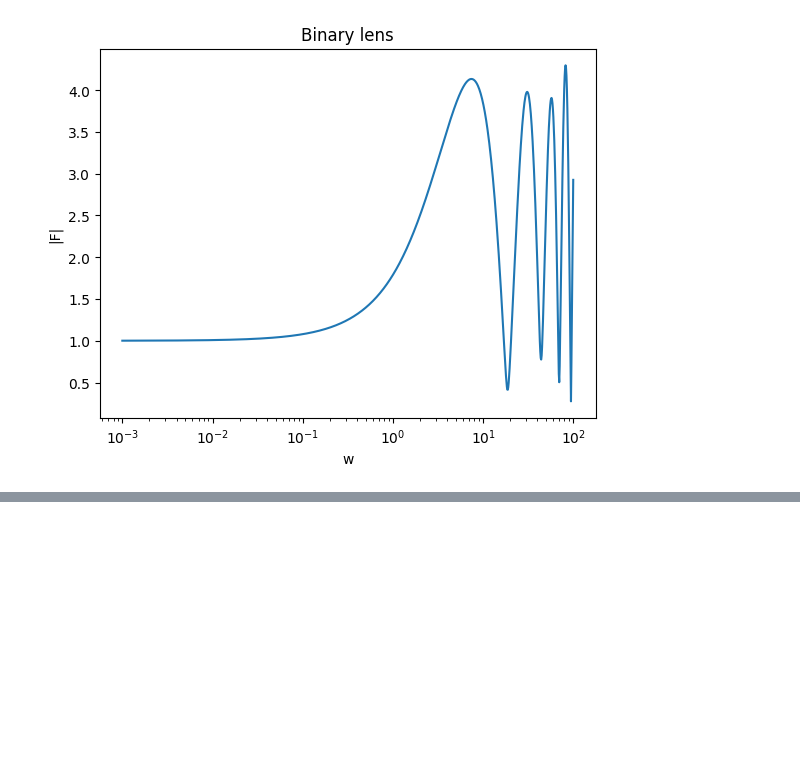
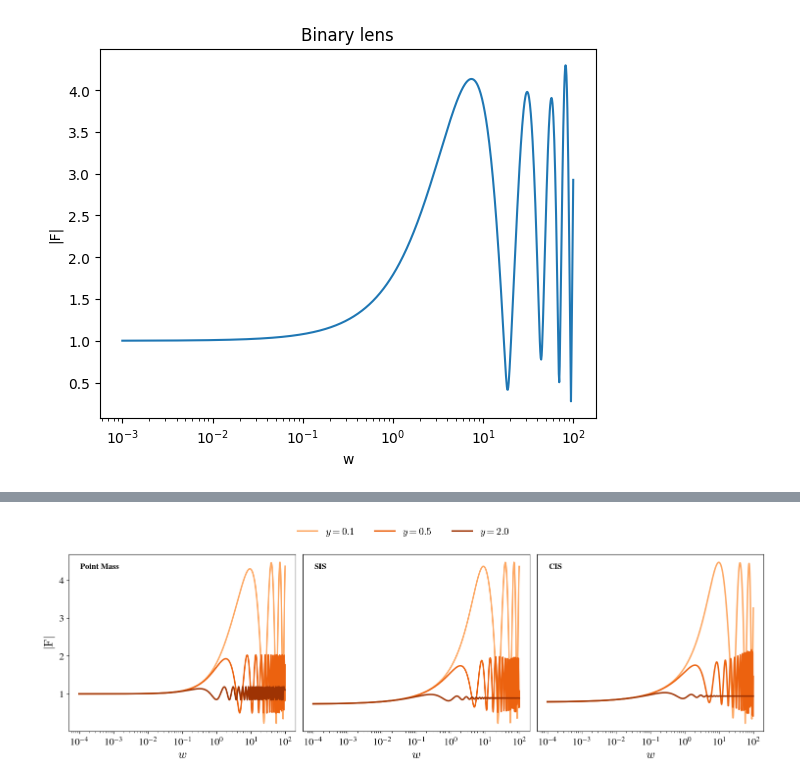
Before and after one commit to hsreekanth15/GWLENS, a Jupyter notebook: examples/solver/solver2d.ipynb, the cells around one changed output, grey strips where cells are left out. Drawn from its saved outputs; the diff is of its cells as text; code cells hidden in the pictures; blank space fills up the shorter version.

```diff
--- a/examples/solver/solver2d.ipynb
+++ b/examples/solver/solver2d.ipynb
@@ -263,0 +407,100 @@ Text(0, 0.5, '|F|')
+# %%
+import numpy as np
+import matplotlib.pyplot as plt
+from gwlens import solver1d
+from gwlens.tools import plotting
+
+# Apply figure style
+# Uncomment or modify if LaTeX is available
+plotting.apply_figure_style()
+plt.rcParams.update({
+    'text.usetex': False
+})
+
+# Colormaps
+glow_cmap = plt.get_cmap("Blues")
+gwlens_cmap = plt.get_cmap("Oranges")
+
+# Frequency and source position values
+ws = np.logspace(-4, 2, 1000)
+y_values = [0.1, 0.5, 2.0]
+
+# Colors corresponding to each y value
+colors = np.linspace(0.4, 0.9, len(y_values))
+
+# Create figure and subplots
+fig, axes = plt.subplots(1, 3, figsize=(15, 5))
+
+# Define lens models
+lens_pml = solver1d.point_mass()
+lens_sis = solver1d.sis()
+lens_cis = solver1d.cis()
+
+lens_nfw = solver1d.nfw()
+lens_powerlaw = solver1d.power_law()
+# lens_plummer = solver1d.plummer()
+
+# Select lens models to plot
+lens = [lens_pml, lens_sis, lens_cis]
+
+# Names displayed inside each subplot
+lens_names = ["Point Mass", "SIS", "CIS"]
+
+# Loop over lens models
+for ax, lens_model, lens_name in zip(axes, lens, lens_names):
+
+    # Plot amplification for each y value
+    for i, y_i in enumerate(y_values):
+
+        F = solver1d.amplification_many(
+            ws,
+            y_i,
+            lens_model,
+            n_workers=1
+        )
+
+        ax.semilogx( ws,np.abs(F),label=fr"$y = {y_i}$", color=gwlens_cmap(colors[i]),linewidth=2.2  )
+
+    # Add lens name inside the subplot
+    ax.text(
+        0.05, 0.95,
+        lens_name,
+        transform=ax.transAxes,
+        fontsize=12,
+        fontweight="bold",
+        ha="left",
+        va="top"
+    )
+
+    # Axis labels
+    ax.set_xlabel(r"$w$")
+    ax.set_ylabel(r"$|\mathrm{F}|$")
+
+# Remove repeated y-axis labels from second and third subplots
+for ax in axes[1:]:
+    ax.set_ylabel("")
+    ax.tick_params(
+        axis="y",
+        left=False,
+        labelleft=False
+    )
+
+# Create one shared legend using the first subplot's line labels
+handles, labels = axes[0].get_legend_handles_labels()
+
+fig.legend(
+    handles,
+    labels,
+    loc="upper center",
+    bbox_to_anchor=(0.5, 1.02),
+    ncol=len(y_values),
+    frameon=False
+)
+
+# Adjust layout to leave room for the legend
+fig.tight_layout(rect=[0, 0, 1, 0.90])
+
+# Display the figure
+plt.show()
+# %% [output]
+[figure, added]
```
Also changed, not shown: parts of 7 cells of this notebook, 7 other files.
